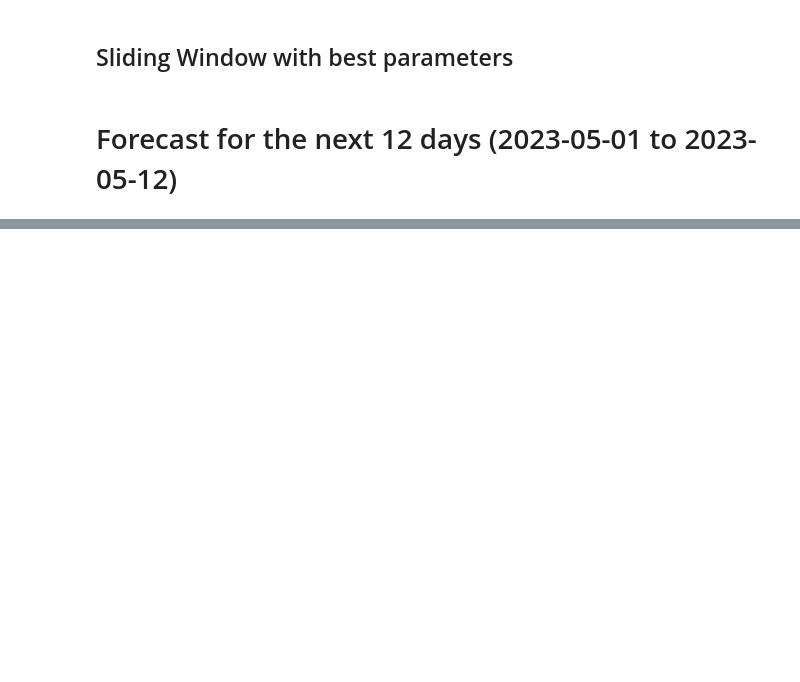
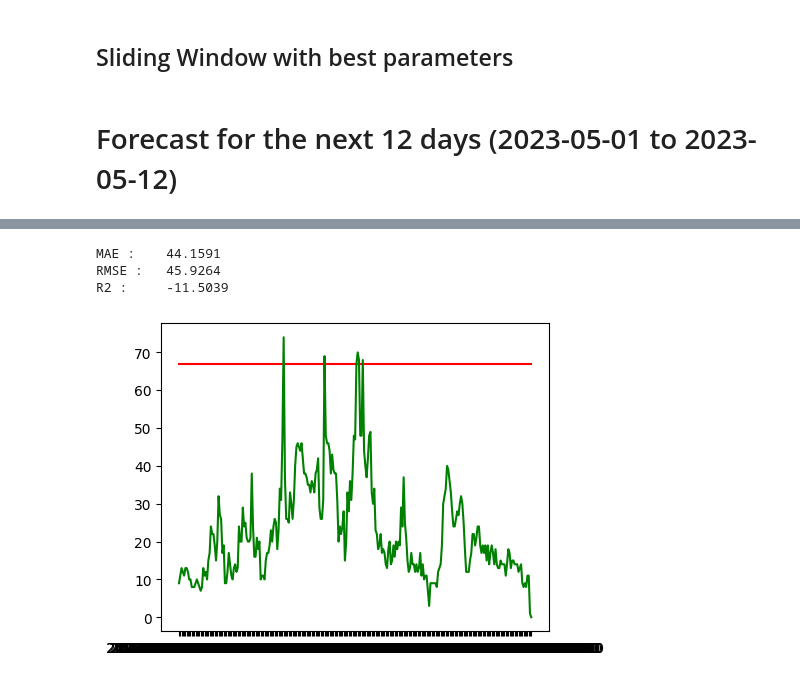
Before and after one commit to Noodle129/MD_TP, a Jupyter notebook: Fase_III/model/sarima_model.ipynb, the cells around one changed output, grey strips where cells are left out. Drawn from its saved outputs; the diff is of its cells as text; code cells hidden in the pictures; blank space fills up the shorter version.

```diff
--- a/Fase_III/model/sarima_model.ipynb
+++ b/Fase_III/model/sarima_model.ipynb
@@ -216,7 +216,7 @@ test_labels = test_data['AQI']
 # Define the parameter grid
 p_values = range(0, 5)     # Autoregressive order
 d_values = range(0, 5)     # Integration order
-q_values = range(0, 28)    # Moving average order
+q_values = range(0, 5)    # Moving average order
 
 # Initialize variables to store best parameters and performance
 best_params = None
@@ -252,9 +252,9 @@ print("Best MSE:", best_mse)
 print("Best RMSE:", np.sqrt(best_mse))
 # %%
 # define parameters as the best parameters
-p = best_params[0]
-d = best_params[1]
-q = best_params[2]
+p = 0
+d = 0
+q = 28
 # %% [markdown]
 ## Sliding Window with best parameters
 # %%
@@ -271,10 +271,12 @@ for i in range(len(train_data) - window_size + 1):
     model_fit = model.fit()
 
     # Make predictions for the next time step
-    next_prediction = model_fit.forecast(steps=1)[0]
+    forecast = model_fit.forecast(steps=1)
+    if len(forecast) > 0:
+        next_prediction = forecast[0]
 
-    # Store the prediction in the list
-    predictions.append(next_prediction)
+        # Store the prediction in the list
+        predictions.append(next_prediction)
 # %%
 predictions_df = pd.DataFrame(predictions, columns=['PREDICTION'], index=test_data.index)
 predictions_df['ACTUAL'] = test_labels
@@ -285,3 +287,18 @@ for key, value in metrics.items():
     print(key, ':\t', round(value, 4))
 # %% [markdown]
 # Forecast for the next 12 days (2023-05-01 to 2023-05-12)
+# %%
+# use train model to predict in all the validation dataset
+predictions = model_fit.predict(start=len(train_data), end=len(train_data) + len(braga_time_series_val) - 1)
+
+# Create a DataFrame with the predictions and datetime index
+predictions_df = pd.DataFrame({'PREDICTION': predictions})
+
+# Set the datetime index of the DataFrame
+predictions_df.index = braga_time_series_val.index
+
+# Add a column 'ACTUAL' to the predictions DataFrame
+predictions_df['ACTUAL'] = braga_time_series_val['AQI']
+
+# Print the predictions DataFrame
+print(predictions_df)
@@ -287,0 +321,17 @@ for key, value in metrics.items():
+# %%
+# print the metrics
+metrics = get_regression_metrics(predictions_df['ACTUAL'], predictions_df['PREDICTION'])
+
+for key, value in metrics.items():
+    print(key, ':\t', round(value, 4))
+
+# Plot the predictions against the actual values
+plt.figure(figsize=(5, 4))
+plt.plot(predictions_df['PREDICTION'], color='red')
+plt.plot(predictions_df['ACTUAL'], color='green')
+plt.show()
+# %% [output]
+MAE :    44.1591
+RMSE :   45.9264
+R2 :     -11.5039
+[figure, added]
```
Also changed, not shown: parts of 3 cells of this notebook, 8 other files.
